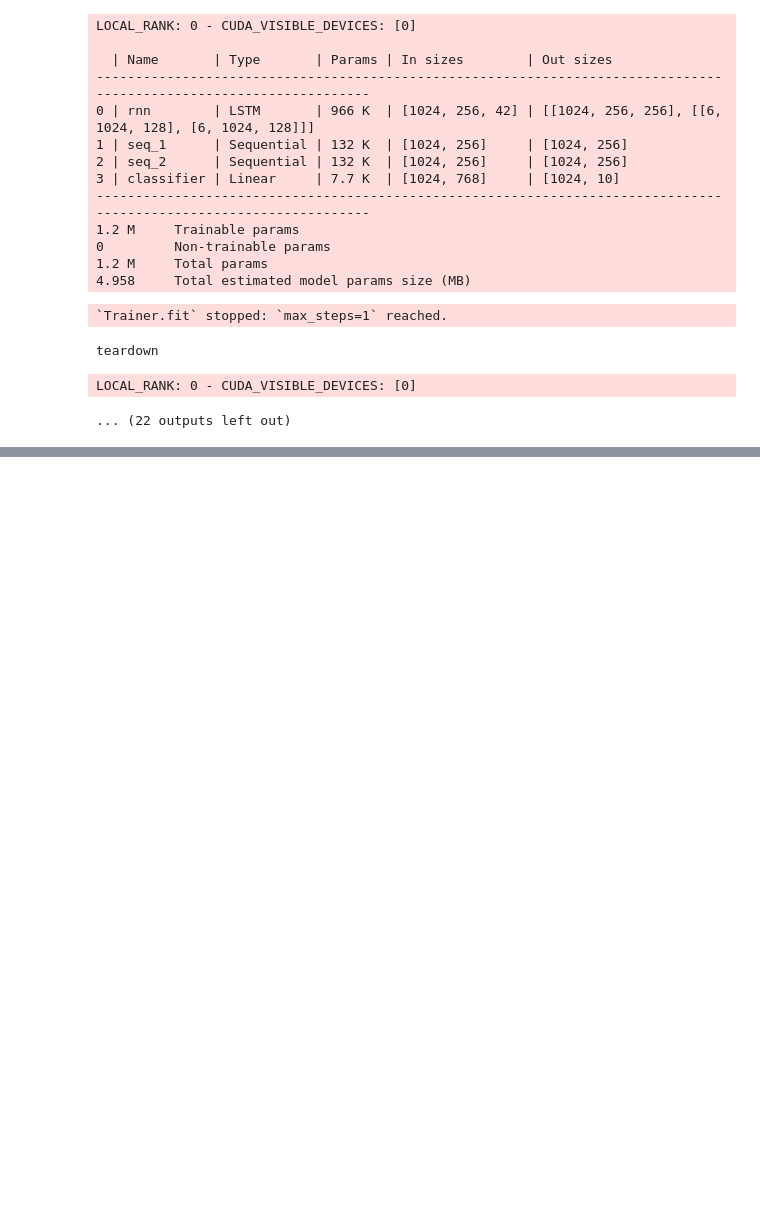
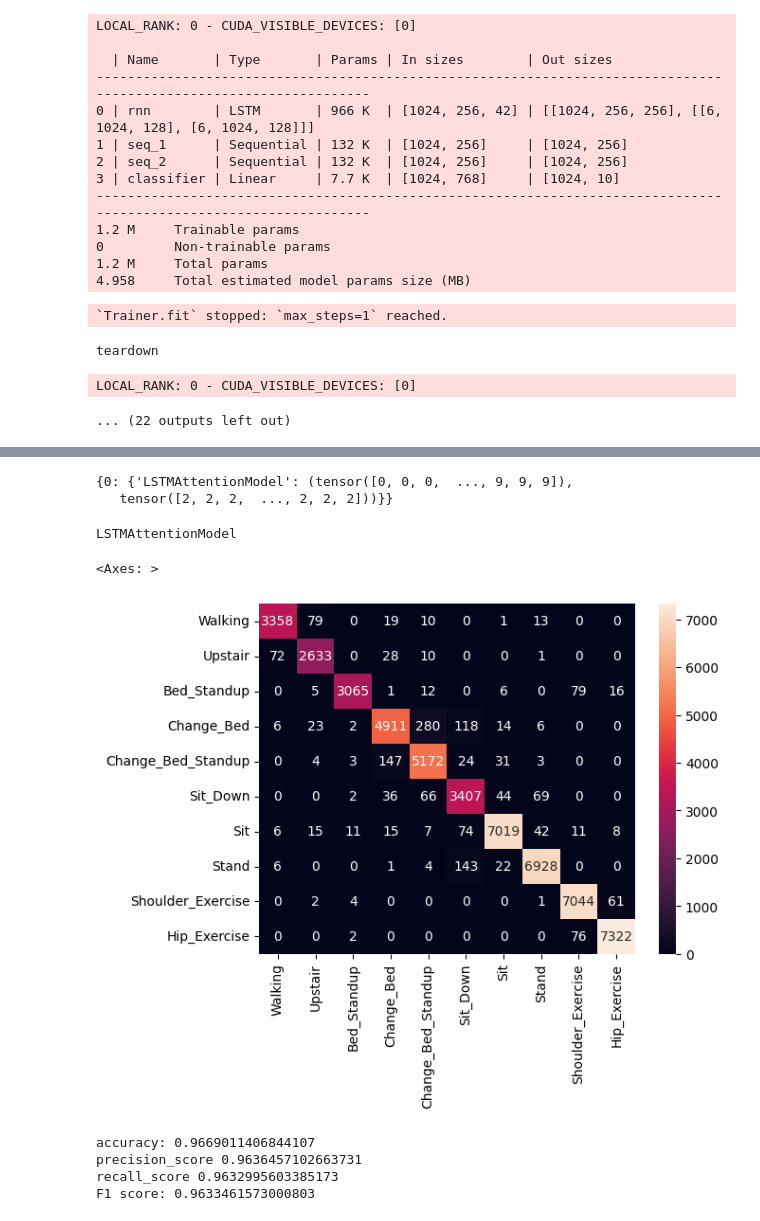
Before and after one commit to Tyern/acttivity_recognition, a Jupyter notebook: notebooks/96_model_train_CV_alluser_1missing.ipynb, the cells around one changed output, grey strips where cells are left out. Drawn from its saved outputs; the diff is of its cells as text; code cells hidden in the pictures; blank space fills up the shorter version.

Commit message:
update model result recheck

```diff
--- a/notebooks/96_model_train_CV_alluser_1missing.ipynb
+++ b/notebooks/96_model_train_CV_alluser_1missing.ipynb
@@ -827,8 +864,17 @@ class CNNLSTMAttentionModel(pl.LightningModule):
         loss = F.cross_entropy(y_pred, y)
 
         self.log("val_loss", loss, prog_bar=True)
+
+    def predict_step(self, batch, batch_idx):
+        X, y = batch
+        X = X.float()
+
+        test_pred_logits = self.forward(X)
+        test_pred_labels = test_pred_logits.argmax(dim=1)
+
+        return test_pred_labels
 # %%
-train_model_class = [CNNLSTMModel, CNNLSTMAttentionModel, LSTMBiModel, LSTMAttentionModel, LSTMModel]
+train_model_class = [LSTMModel, LSTMBiModel, LSTMAttentionModel, CNNLSTMModel, CNNLSTMAttentionModel]
 # %%
 # only for test
 
@@ -1016,0 +1066,20 @@ F1 score: 1.0
+# %%
+from collections import defaultdict
+missing_sensor_numbers = 1
+all_time_dict = defaultdict(list)
+
+for one_model_class in train_model_class:
+    model_name = one_model_class.__name__
+
+    for user in range(USER_NUM):
+
+        files = glob.glob(os.path.join(RESULT_FOLDER_PATH, f"96_{missing_sensor_numbers}missing", f"test_pred_user_{user}_{missing_sensor_numbers}_{model_name}_*s.pkl"))
+        assert len(files) == 1
+        file = files[0]
+
+        exec_time = float(os.path.basename(file).split("_")[-1].split("s")[0])
+        # print("exec_time", exec_time)
+        all_time_dict[model_name].append(exec_time)
+
+for model_name, exec_time_list in all_time_dict.items():
+    print(model_name, np.average(exec_time_list))
@@ -1016,0 +1204,37 @@ F1 score: 1.0
+# %%
+all_test_pred
+# %% [output]
+{0: {'LSTMAttentionModel': (tensor([0, 0, 0,  ..., 9, 9, 9]),
+   tensor([2, 2, 2,  ..., 2, 2, 2]))}}
+# %%
+missing_sensor_numbers = 1
+model_name = train_model_class[2].__name__
+print(model_name)
+
+all_test, all_pred = all_test_pred[missing_sensor_numbers][model_name]
+
+# print("missing index", missing_index)
+all_test_with_label = [label_list[i] for i in all_test]
+all_pred_with_label = [label_list[i] for i in all_pred]
+
+cf = confusion_matrix(all_test_with_label, all_pred_with_label, labels=label_list)
+sns.heatmap(cf, annot=True, xticklabels=eng_label_list, yticklabels=eng_label_list, fmt='g')
+# %% [output]
+LSTMAttentionModel
+<Axes: >
+[figure, added]
+# %%
+from sklearn.metrics import accuracy_score, f1_score, precision_score, recall_score
+
+all_test_cpu = list(map(lambda x: x.cpu().item(), all_test))
+all_pred_cpu = list(map(lambda x: x.cpu().item(), all_pred))
+
+print("accuracy:", accuracy_score(all_test_cpu, all_pred_cpu))
+print("precision_score", precision_score(all_test_cpu, all_pred_cpu, average="macro"))
+print("recall_score", recall_score(all_test_cpu, all_pred_cpu, average="macro"))
+print("F1 score:", f1_score(all_test_cpu, all_pred_cpu, average="macro"))
+# %% [output]
+accuracy: 0.9669011406844107
+precision_score 0.9636457102663731
+recall_score 0.9632995603385173
+F1 score: 0.9633461573000803
```
Also changed, not shown: parts of 16 cells of this notebook, 1 other file.
